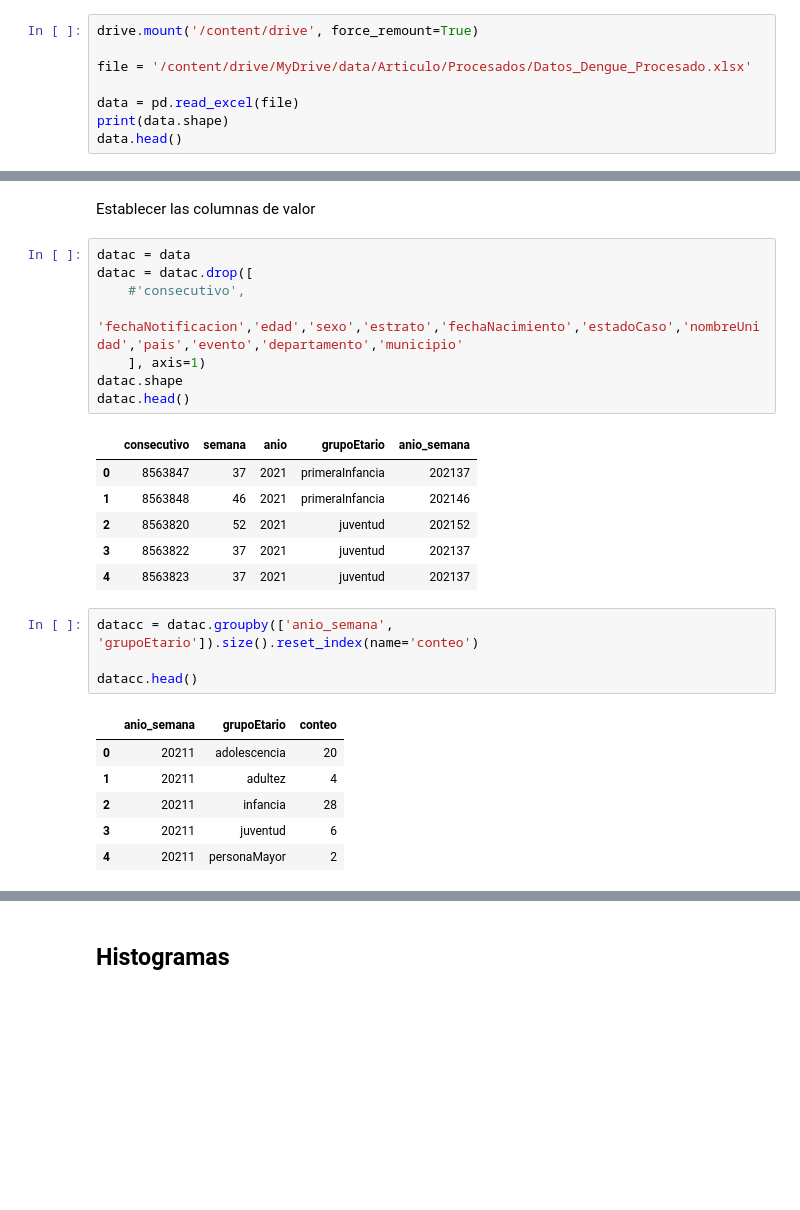
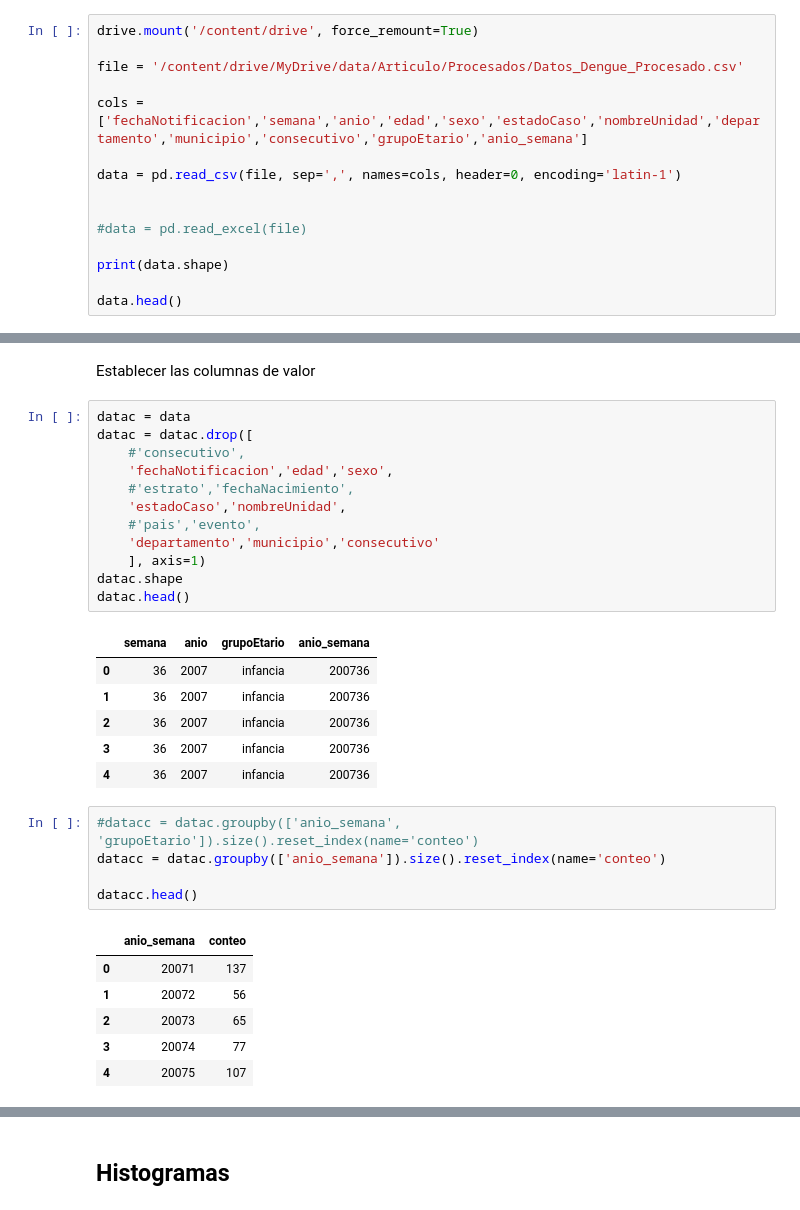
Before and after one commit to MarcoSuarezECCI/SeminarioBigData, a Jupyter notebook: AI_Prediccion.ipynb, the cells around one changed output, grey strips where cells are left out. Saved outputs shown, nothing was run; the diff lists cells and outputs as text; blank space fills up the shorter version.

```diff
--- a/AI_Prediccion.ipynb
+++ b/AI_Prediccion.ipynb
@@ -40,10 +40,17 @@ Requirement already satisfied: scipy in /usr/local/lib/python3.10/dist-packages
 # %%
 drive.mount('/content/drive', force_remount=True)
 
-file = '/content/drive/MyDrive/data/Articulo/Procesados/Datos_Dengue_Procesado.xlsx'
+file = '/content/drive/MyDrive/data/Articulo/Procesados/Datos_Dengue_Procesado.csv'
 
-data = pd.read_excel(file)
+cols = ['fechaNotificacion','semana','anio','edad','sexo','estadoCaso','nombreUnidad','departamento','municipio','consecutivo','grupoEtario','anio_semana']
+
+data = pd.read_csv(file, sep=',', names=cols, header=0, encoding='latin-1')
+
+
+#data = pd.read_excel(file)
+
 print(data.shape)
+
 data.head()
 # %% [output]
 Mounted at /content/drive
@@ -81,29 +84,34 @@ Establecer las columnas de valor
 # %%
 datac = data
 datac = datac.drop([
     #'consecutivo',
-    'fechaNotificacion','edad','sexo','estrato','fechaNacimiento','estadoCaso','nombreUnidad','pais','evento','departamento','municipio'
+    'fechaNotificacion','edad','sexo',
+    #'estrato','fechaNacimiento',
+    'estadoCaso','nombreUnidad',
+    #'pais','evento',
+    'departamento','municipio','consecutivo'
     ], axis=1)
 datac.shape
 datac.head()
 # %% [output]
-|  | consecutivo | semana | anio | grupoEtario | anio_semana |
-| 0 | 8563847 | 37 | 2021 | primeraInfancia | 202137 |
-| 1 | 8563848 | 46 | 2021 | primeraInfancia | 202146 |
-| 2 | 8563820 | 52 | 2021 | juventud | 202152 |
-| 3 | 8563822 | 37 | 2021 | juventud | 202137 |
-| 4 | 8563823 | 37 | 2021 | juventud | 202137 |
+|  | semana | anio | grupoEtario | anio_semana |
+| 0 | 36 | 2007 | infancia | 200736 |
+| 1 | 36 | 2007 | infancia | 200736 |
+| 2 | 36 | 2007 | infancia | 200736 |
+| 3 | 36 | 2007 | infancia | 200736 |
+| 4 | 36 | 2007 | infancia | 200736 |
 # %%
-datacc = datac.groupby(['anio_semana', 'grupoEtario']).size().reset_index(name='conteo')
+#datacc = datac.groupby(['anio_semana', 'grupoEtario']).size().reset_index(name='conteo')
+datacc = datac.groupby(['anio_semana']).size().reset_index(name='conteo')
 
 datacc.head()
 # %% [output]
-|  | anio_semana | grupoEtario | conteo |
-| 0 | 20211 | adolescencia | 20 |
-| 1 | 20211 | adultez | 4 |
-| 2 | 20211 | infancia | 28 |
-| 3 | 20211 | juventud | 6 |
-| 4 | 20211 | personaMayor | 2 |
+|  | anio_semana | conteo |
+| 0 | 20071 | 137 |
+| 1 | 20072 | 56 |
+| 2 | 20073 | 65 |
+| 3 | 20074 | 77 |
+| 4 | 20075 | 107 |
 # %%
 datacc[['anio_semana', 'conteo']].head()
 # %% [output]
```
Also changed, not shown: parts of 19 cells of this notebook.
